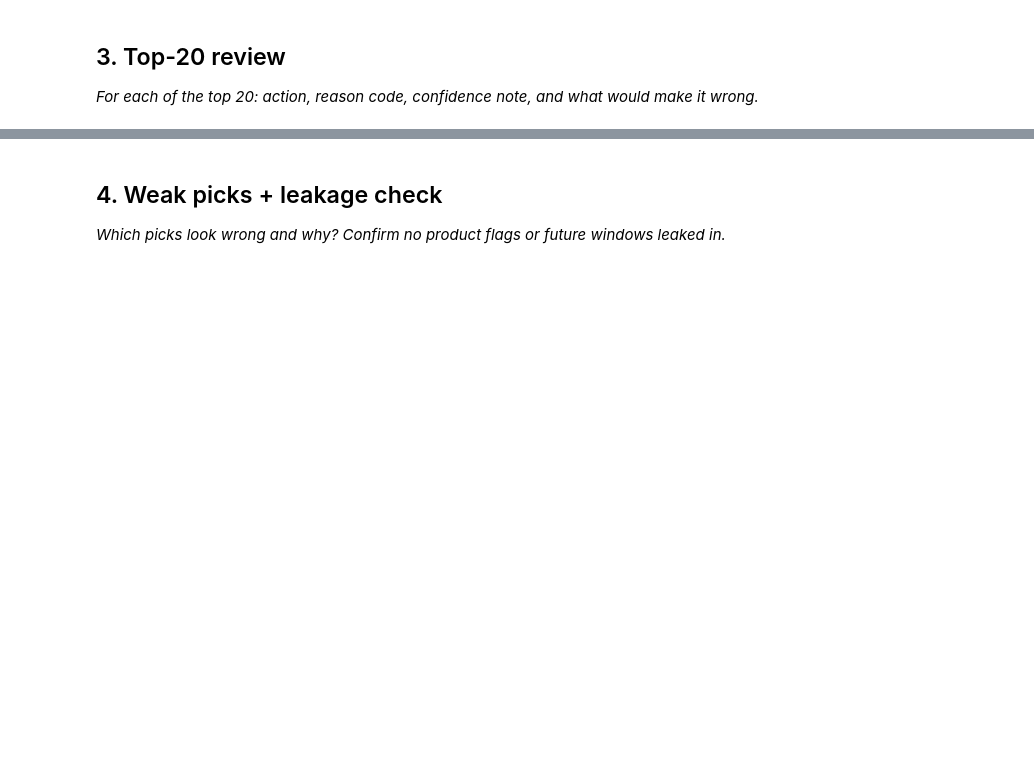
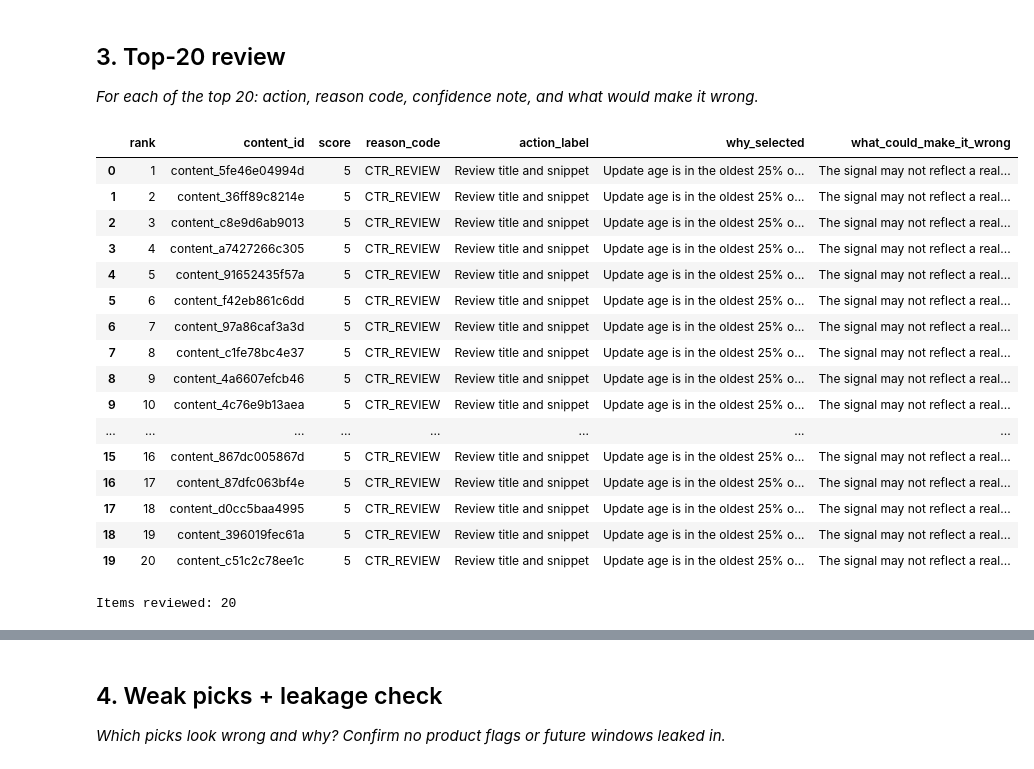
Before and after one commit to Shrinidhi-02/flyrank-machine-learning, a Jupyter notebook: work/notebooks/w04_baseline_score.ipynb, the cells around one changed output, grey strips where cells are left out. Drawn from its saved outputs; the diff is of its cells as text; code cells hidden in the pictures; blank space fills up the shorter version.

Commit message:
Complete ML-07 baseline action score and Top-20 review

```diff
--- a/work/notebooks/w04_baseline_score.ipynb
+++ b/work/notebooks/w04_baseline_score.ipynb
@@ -29,0 +538,63 @@ This skeleton is yours to fill. Work the sections **in order** — each one has
+# %%
+
+# Section 4: Review the top 20 ranked items
+
+top20 = scored.head(20).copy()
+
+def explain_why(row):
+    reasons = []
+
+    if pd.notna(row["days_since_last_update"]) and row["days_since_last_update"] >= refresh_threshold:
+        reasons.append("Update age is in the oldest 25% of the dataset")
+
+    if (
+        pd.notna(row["avg_position"])
+        and 0 < row["avg_position"] <= 10
+        and pd.notna(row["ctr"])
+        and row["ctr"] < top10_ctr_median
+    ):
+        reasons.append("CTR is below the median for valid top-10 results")
+
+    if pd.notna(row["impressions_90d"]) and row["impressions_90d"] >= volume_threshold:
+        reasons.append("Impressions are in the highest 25% of the dataset")
+
+    return "; ".join(reasons) if reasons else "No qualifying signal; investigate the available data"
+
+top20["why_selected"] = top20.apply(explain_why, axis=1)
+
+top20["what_could_make_it_wrong"] = (
+    "The signal may not reflect a real improvement opportunity; "
+    "check search intent, data completeness, and business context before acting."
+)
+
+review_columns = [
+    "rank",
+    "content_id",
+    "score",
+    "reason_code",
+    "action_label",
+    "why_selected",
+    "what_could_make_it_wrong",
+]
+
+display(top20[review_columns])
+print("Items reviewed:", len(top20))
+# %% [output]
+|  | rank | content_id | score | reason_code | action_label | why_selected | what_could_make_it_wrong |
+| 0 | 1 | content_5fe46e04994d | 5 | CTR_REVIEW | Review title and snippet | Update age is in the oldest 25% o... | The signal may not reflect a real... |
+| 1 | 2 | content_36ff89c8214e | 5 | CTR_REVIEW | Review title and snippet | Update age is in the oldest 25% o... | The signal may not reflect a real... |
+| 2 | 3 | content_c8e9d6ab9013 | 5 | CTR_REVIEW | Review title and snippet | Update age is in the oldest 25% o... | The signal may not reflect a real... |
+| 3 | 4 | content_a7427266c305 | 5 | CTR_REVIEW | Review title and snippet | Update age is in the oldest 25% o... | The signal may not reflect a real... |
+| 4 | 5 | content_91652435f57a | 5 | CTR_REVIEW | Review title and snippet | Update age is in the oldest 25% o... | The signal may not reflect a real... |
+| 5 | 6 | content_f42eb861c6dd | 5 | CTR_REVIEW | Review title and snippet | Update age is in the oldest 25% o... | The signal may not reflect a real... |
+| 6 | 7 | content_97a86caf3a3d | 5 | CTR_REVIEW | Review title and snippet | Update age is in the oldest 25% o... | The signal may not reflect a real... |
+| 7 | 8 | content_c1fe78bc4e37 | 5 | CTR_REVIEW | Review title and snippet | Update age is in the oldest 25% o... | The signal may not reflect a real... |
+| 8 | 9 | content_4a6607efcb46 | 5 | CTR_REVIEW | Review title and snippet | Update age is in the oldest 25% o... | The signal may not reflect a real... |
+| 9 | 10 | content_4c76e9b13aea | 5 | CTR_REVIEW | Review title and snippet | Update age is in the oldest 25% o... | The signal may not reflect a real... |
+| ... | ... | ... | ... | ... | ... | ... | ... |
+| 15 | 16 | content_867dc005867d | 5 | CTR_REVIEW | Review title and snippet | Update age is in the oldest 25% o... | The signal may not reflect a real... |
+| 16 | 17 | content_87dfc063bf4e | 5 | CTR_REVIEW | Review title and snippet | Update age is in the oldest 25% o... | The signal may not reflect a real... |
+| 17 | 18 | content_d0cc5baa4995 | 5 | CTR_REVIEW | Review title and snippet | Update age is in the oldest 25% o... | The signal may not reflect a real... |
+| 18 | 19 | content_396019fec61a | 5 | CTR_REVIEW | Review title and snippet | Update age is in the oldest 25% o... | The signal may not reflect a real... |
+| 19 | 20 | content_c51c2c78ee1c | 5 | CTR_REVIEW | Review title and snippet | Update age is in the oldest 25% o... | The signal may not reflect a real... |
+Items reviewed: 20
```
Also changed, not shown: parts of 12 cells of this notebook.
